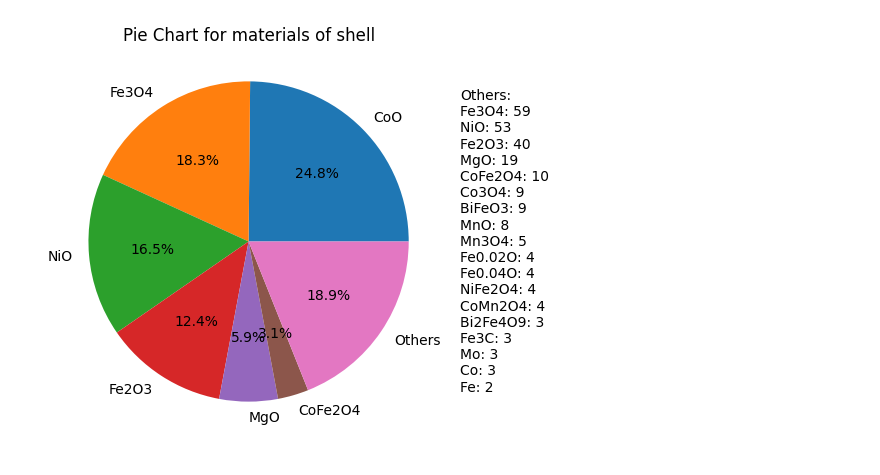
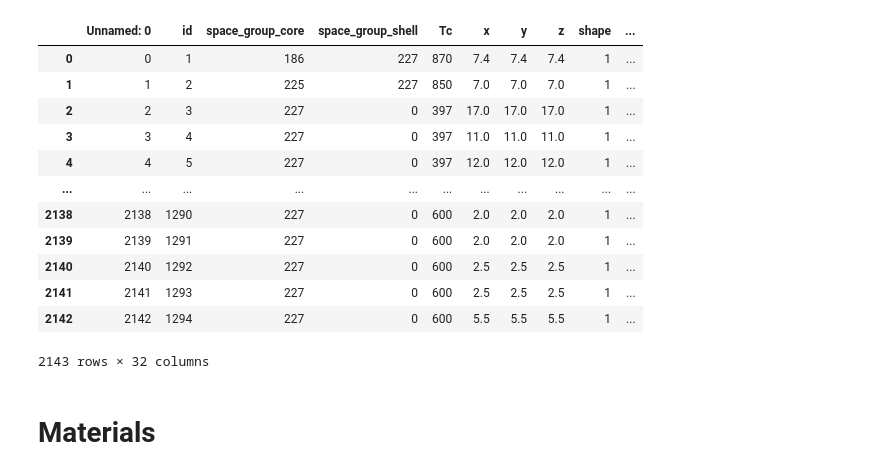
Before and after one commit to kwillon/Megy, a Jupyter notebook: Cleaning_and_visualization/pie_diagram_formula.ipynb, the cells around one changed output. Drawn from its saved outputs; the diff is of its cells as text; code cells hidden in the pictures.

```diff
--- a/Cleaning_and_visualization/pie_diagram_formula.ipynb
+++ b/Cleaning_and_visualization/pie_diagram_formula.ipynb
@@ -31,26 +28,0 @@ df = df.drop(columns=['Unnamed: 0'])
-# %%
-new_column_names = {
-    'area/volume': 'area_volume',
-    'max/min': 'max_min',
-    'common_spin': 'org_coating_HAcceptors',
-    'Effective anisotropy constant (J/m3)': 'eff_anisotropy_const',
-    'magnetic anisotropy constant (J/m3)': 'magn_anisotropy_const',
-    'magnetocrystalline anisotropy constant (J/m3)': 'magnetocrystalline_anisotropy_const',
-    'Anisotropy constant': 'anisotropy_const',
-    'MAE': 'MAE',
-    'Curie temperature (K)': 'curie_temp',
-    'sphericity': 'sphericity',
-    'exchange constant (J/m) *10^-12': 'exchange_const',
-    'Electronegativity core': 'electronegativity_core',
-    'space_group_core': 'space_group',
-    'Demagnetization factors (Nd)': 'demagnetization_factors',
-    'sat_em_g': 'saturation_magnetization',
-    'coer_oe': 'coercivity',
-    'mr (emu/g)': 'remanence_magnetization',
-    'interdomain coupling (alpha)': 'interdomain_coupling',
-    'mass_magnetic_susceptibility(emu/Oe*g)': 'mass_magnetic_susceptibility',
-    'id': 'id',
-    'chemical_formula': 'core_composition_formula'
-}
-
-df.rename(columns=new_column_names, inplace=True)
@@ -113,31 +29,18 @@ plt.show()
-# %%
-# Данные для круговой диаграммы из колонки df['orig_c2']
-orig_c2_counts = df['orig_c2'].value_counts()
-
-# Вычисление общего процента для "Others"
-total_count_c2 = sum(orig_c2_counts)
-threshold = 0.028
-other_count_c2 = orig_c2_counts[orig_c2_counts / total_count_c2 < threshold].sum()
-
-# Фильтрация данных и добавление в "Others"
-orig_c2_counts_filtered = orig_c2_counts[orig_c2_counts / total_count_c2 >= threshold]
-orig_c2_counts_filtered['Others'] = other_count_c2
-
-# Создание круговой диаграммы для df['orig_c2']
-plt.figure(figsize=(10, 5))
-plt.subplot(1, 2, 2)
-wedges, texts, autotexts = plt.pie(orig_c2_counts_filtered, labels=orig_c2_counts_filtered.index, autopct='%1.1f%%', textprops=dict(color="black"))
-plt.title('Pie Chart for materials of shell')
-plt.axis('equal')  # Делает круговую диаграмму круглой
-
-# Аннотация для отображения содержимого "Others"
-others_content = '\n'.join([f'{label}: {count}' for label, count in orig_c2_counts.items() if label != 'Others' and count < other_count_c2])
-plt.text(1.1, 0.5, f'Others:\n{others_content}', verticalalignment='center', horizontalalignment='left', transform=plt.gca().transAxes)
-
-# Цвет текста автоподписей должен быть белым
-for autotext in autotexts:
-    autotext.set_color('black')
-
-plt.show()
-# %% [output]
-[figure, removed]
+# %%
+df
+# %% [output]
+|  | Unnamed: 0 | id | space_group_core | space_group_shell | Tc | x | y | z | shape | ... |
+| 0 | 0 | 1 | 186 | 227 | 870 | 7.4 | 7.4 | 7.4 | 1 | ... |
+| 1 | 1 | 2 | 225 | 227 | 850 | 7.0 | 7.0 | 7.0 | 1 | ... |
+| 2 | 2 | 3 | 227 | 0 | 397 | 17.0 | 17.0 | 17.0 | 1 | ... |
+| 3 | 3 | 4 | 227 | 0 | 397 | 11.0 | 11.0 | 11.0 | 1 | ... |
+| 4 | 4 | 5 | 227 | 0 | 397 | 12.0 | 12.0 | 12.0 | 1 | ... |
+| ... | ... | ... | ... | ... | ... | ... | ... | ... | ... | ... |
+| 2138 | 2138 | 1290 | 227 | 0 | 600 | 2.0 | 2.0 | 2.0 | 1 | ... |
+| 2139 | 2139 | 1291 | 227 | 0 | 600 | 2.0 | 2.0 | 2.0 | 1 | ... |
+| 2140 | 2140 | 1292 | 227 | 0 | 600 | 2.5 | 2.5 | 2.5 | 1 | ... |
+| 2141 | 2141 | 1293 | 227 | 0 | 600 | 2.5 | 2.5 | 2.5 | 1 | ... |
+| 2142 | 2142 | 1294 | 227 | 0 | 600 | 5.5 | 5.5 | 5.5 | 1 | ... |
+2143 rows × 32 columns
+# %% [markdown]
+# Materials
```
Also changed, not shown: parts of 19 cells of this notebook, 10 other files.
